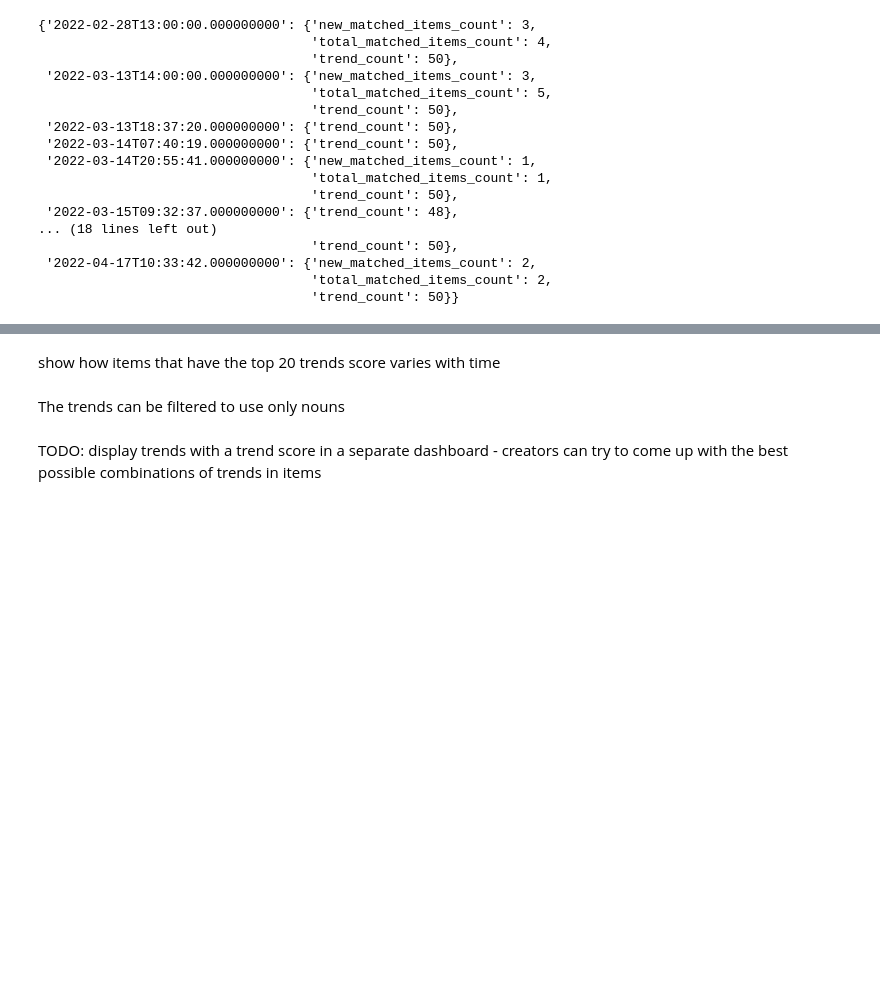
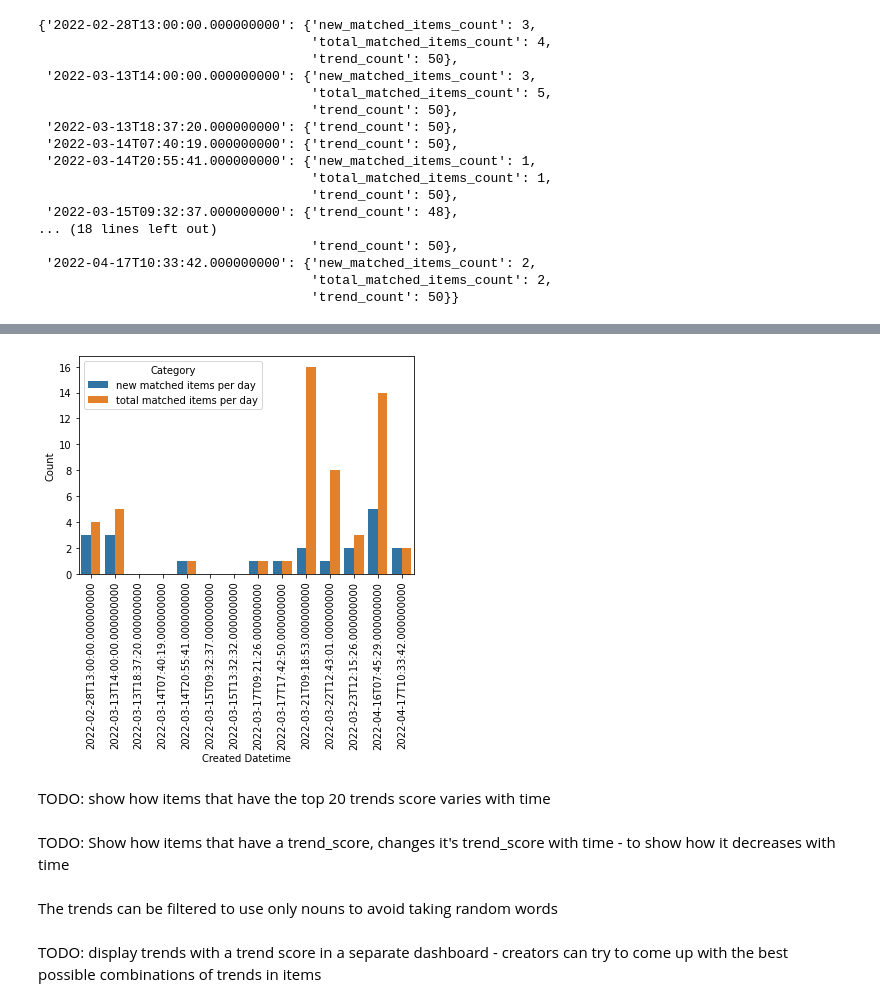
Before and after one commit to dinuka-rp/nerdy-panda, a Jupyter notebook: Prototype/RecSys/Trends_Content_based_NFT_Recommender_System.ipynb, the cells around one changed output, grey strips where cells are left out. Cells and saved outputs as stored; diff of their text form; code cells hidden in the pictures; blank space fills up the shorter version.

```diff
--- a/Prototype/RecSys/Trends_Content_based_NFT_Recommender_System.ipynb
+++ b/Prototype/RecSys/Trends_Content_based_NFT_Recommender_System.ipynb
@@ -777,0 +867,19 @@ add 0s to dates that have no matches
+# %%
+# create an Empty DataFrame object
+eval_df2 = pd.DataFrame()
+
+for index, row in eval_df.iterrows():
+  # instead of only adding columns in the eval_df, add it to a new one, since a new row is needed for each count column
+  eval_df2 = eval_df2.append({
+      'Created Datetime': row['created_datetime'],
+      'Count': row['new_matched_items_count'],
+      'Category': 'new matched items per day'
+      },ignore_index = True)
+
+  eval_df2 = eval_df2.append({
+      'Created Datetime': row['created_datetime'],
+      'Count': row['total_matched_items_count'],
+      'Category': 'total matched items per day'
+      },ignore_index = True)
+
+eval_df2
@@ -778,2 +904,9 @@ add 0s to dates that have no matches
+# %%
+#create grouped bar chart
+sns.barplot(x='Created Datetime', y='Count', hue='Category', data=eval_df2)
+plt.xticks(rotation=90)
+plt.show()
+# %% [output]
+[figure, added]
 # %% [markdown]
-show how items that have the top 20 trends score varies with time
+TODO: show how items that have the top 20 trends score varies with time
@@ -791,4 +913,6 @@ show how items that have the top 20 trends score varies with time
+# %% [markdown]
+TODO: Show how items that have a trend_score, changes it's trend_score with time - to show how it decreases with time
 # %% [markdown]
-The trends can be filtered to use only nouns
+The trends can be filtered to use only nouns to avoid taking random words
 # %% [markdown]
 TODO: display trends with a trend score in a separate dashboard - creators can try to come up with the best possible combinations of trends in items
```
Also changed, not shown: parts of 23 cells of this notebook.
